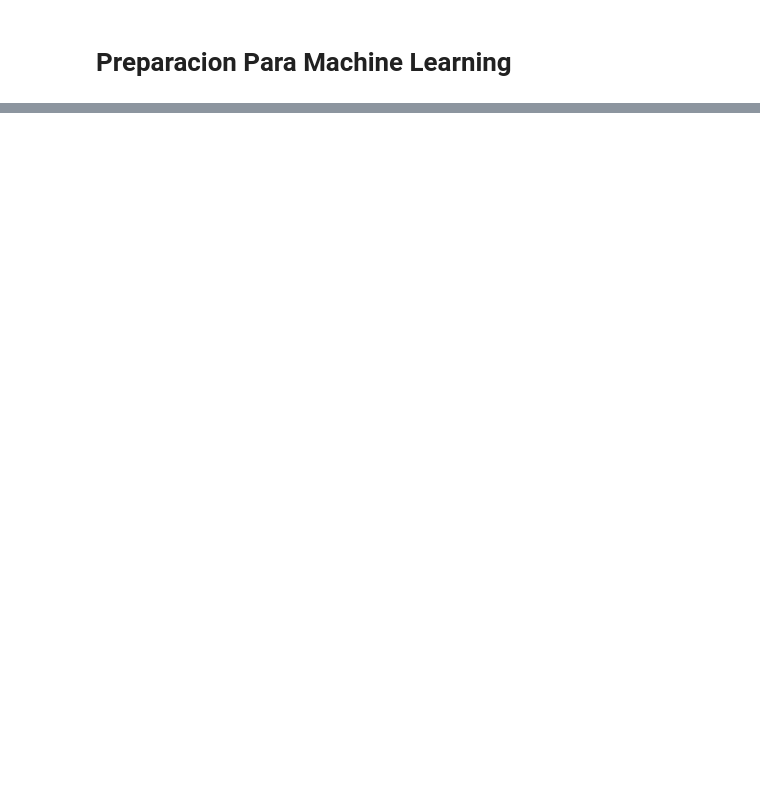
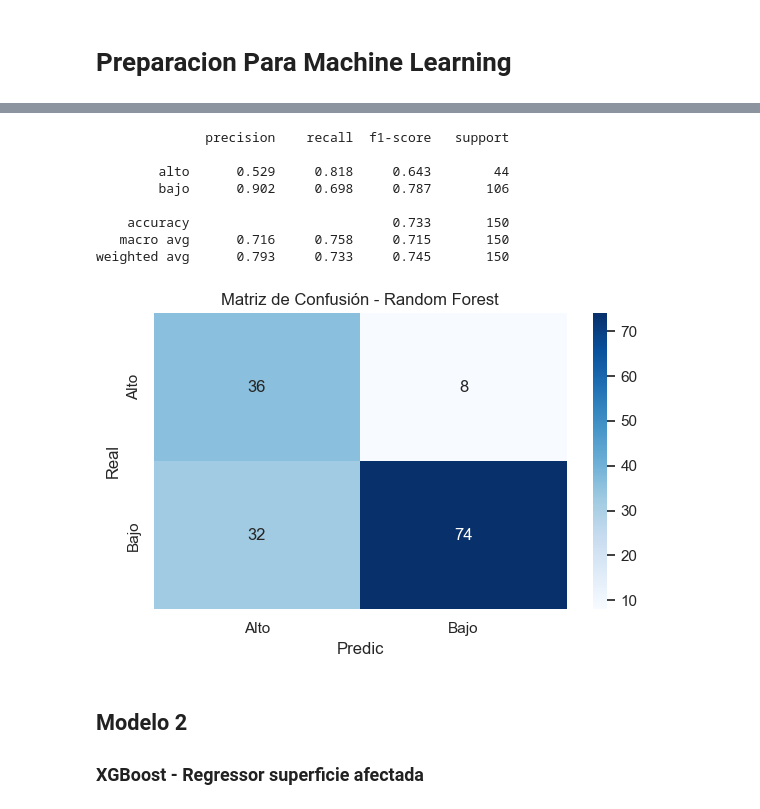
Before and after one commit to FNT138/Analisis_PrediccionIncendiosForestales, a Jupyter notebook: Proy.ipynb, the cells around one changed output, grey strips where cells are left out. Saved outputs shown, nothing was run; the diff lists cells and outputs as text; code cells hidden in the pictures; blank space fills up the shorter version.

Commit message:
Se trabajo en el modelo 2 y su optimizacion.

```diff
--- a/Proy.ipynb
+++ b/Proy.ipynb
@@ -369,0 +456,2 @@ top3_focos.head(9)
+# %%
+df_ml = df_ml.dropna(subset=["focos_lag1", "incendios_lag1"]).reset_index(drop=True)
@@ -369,0 +506,49 @@ top3_focos.head(9)
+# %%
+#Ej: riesgo alto si mas de x incendios
+umbral = 100 #ajustable
+df_ml["riesgo"] = np.where(df_ml["cantidad_incendios"] >= umbral, "alto", "bajo")
+# %%
+target = "riesgo"
+features = df_ml.drop(columns=["jurisdicción", "año", "superficie_afectada", "cantidad_incendios", target]).columns.tolist()
+
+train = df_ml[df_ml["año"] < 2019]
+test = df_ml[df_ml["año"] >= 2019]
+
+X_train = train[features]
+y_train = train[target]
+
+X_test = test[features]
+y_test = test[target]
+# %%
+rf = RandomForestClassifier(random_state=42)
+rf.fit(X_train, y_train)
+
+y_pred = rf.predict(X_test)
+# %%
+cm = confusion_matrix(y_test, y_pred, labels=["alto", "bajo"])
+
+print(classification_report(y_test, y_pred, digits=3))
+
+# Plot
+plt.figure(figsize=(6, 4))
+sns.heatmap(cm, annot=True, fmt='d', cmap='Blues',
+            xticklabels=["Alto", "Bajo"],
+            yticklabels=["Alto", "Bajo"])
+plt.xlabel("Predic")
+plt.ylabel("Real")
+plt.title("Matriz de Confusión - Random Forest")
+plt.tight_layout()
+plt.show()
+# %% [output]
+              precision    recall  f1-score   support
+
+        alto      0.529     0.818     0.643        44
+        bajo      0.902     0.698     0.787       106
+
+    accuracy                          0.733       150
+   macro avg      0.716     0.758     0.715       150
+weighted avg      0.793     0.733     0.745       150
+[figure, added]
+# %% [markdown]
+## Modelo 2
+### XGBoost - Regressor superficie afectada
```
Also changed, not shown: parts of 43 cells of this notebook, 1 other file.
